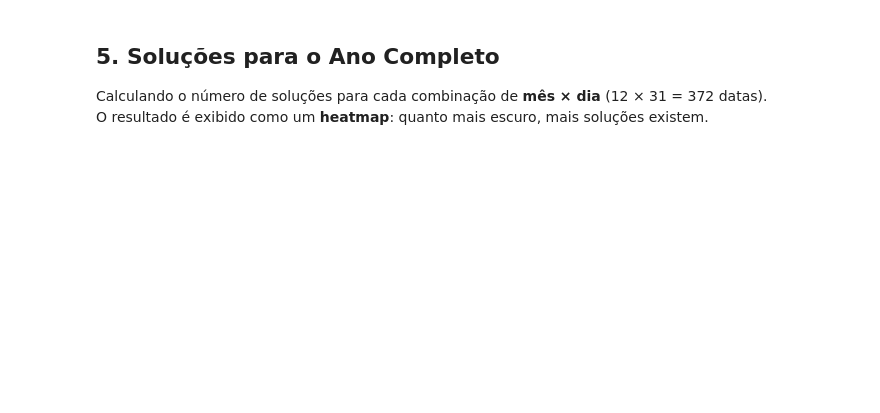
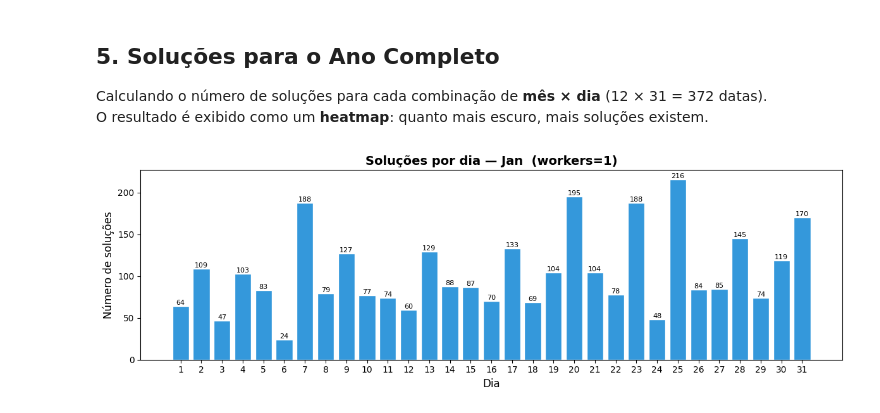
Before and after one commit to grkremer/calendar-puzzle-solver, a Jupyter notebook: callendar_puzzle.ipynb, the cells around one changed output. Cells and saved outputs as stored; diff of their text form; code cells hidden in the pictures; blank space fills up the shorter version.

```diff
--- a/callendar_puzzle.ipynb
+++ b/callendar_puzzle.ipynb
@@ -183,22 +216,24 @@ O resultado é exibido como um **heatmap**: quanto mais escuro, mais soluções
 # %%
 from tqdm.notebook import tqdm
 
-TARGET_MONTH = 'Jan'
+TARGET_MONTH = puzzle.months[0]
 counts = {}
 
 for day in tqdm(range(1, 32), desc=TARGET_MONTH, unit="dia"):
-    counts[day] = len(solve_all(TARGET_MONTH, day, workers=WORKERS))
+    counts[day] = len(solve_all(puzzle, TARGET_MONTH, day, workers=WORKERS))
 
 fig, ax = plt.subplots(figsize=(12, 4))
 bars = ax.bar(list(counts.keys()), list(counts.values()),
               color='#3498DB', edgecolor='white')
 ax.bar_label(bars, fontsize=8)
 ax.set_xlabel('Dia', fontsize=12)
 ax.set_ylabel('Número de soluções', fontsize=12)
 ax.set_title(f'Soluções por dia — {TARGET_MONTH}  (workers={WORKERS})', fontsize=14, fontweight='bold')
 ax.set_xticks(list(counts.keys()))
 plt.tight_layout()
 plt.show()
+# %% [output]
+[figure, added]
 # %%
 import numpy as np
 from tqdm.notebook import tqdm
```
Also changed, not shown: parts of 8 cells of this notebook, 8 other files.
